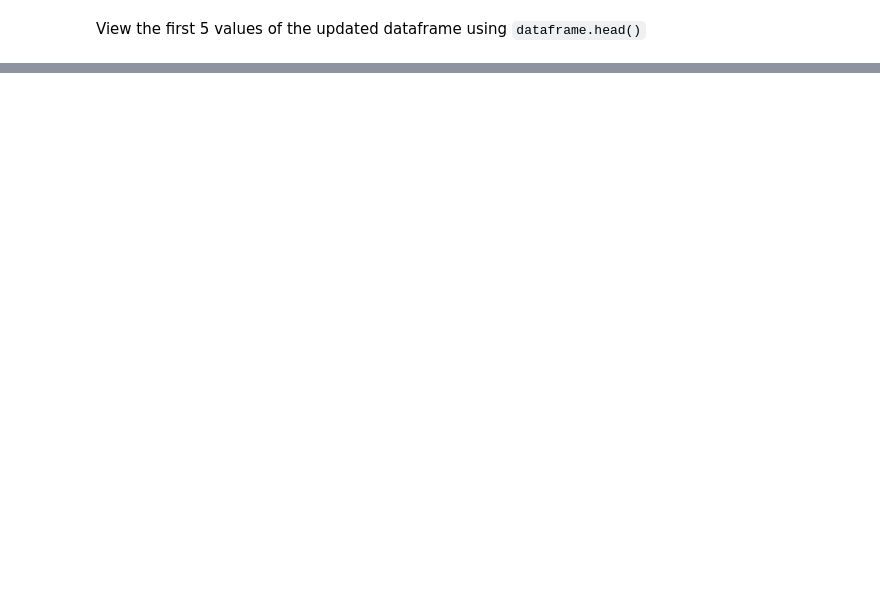
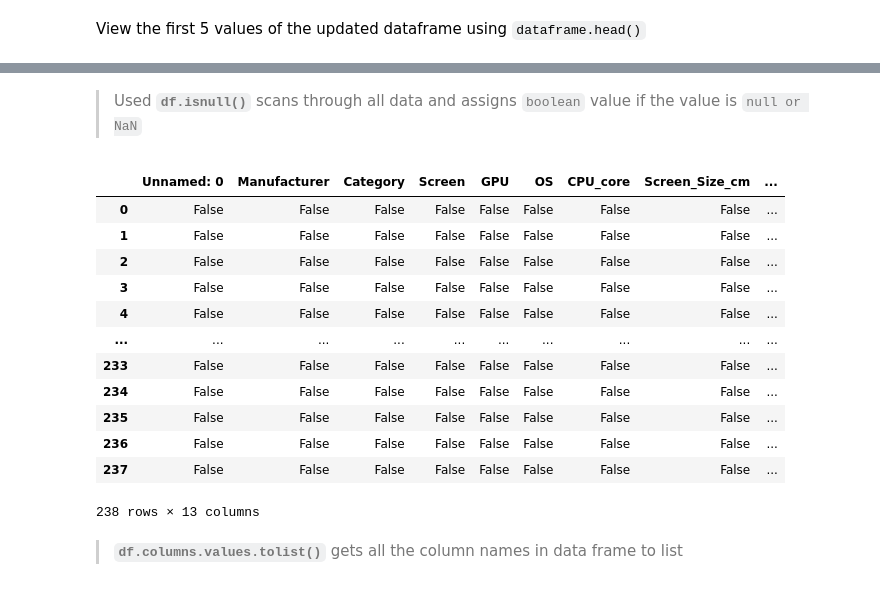
Before and after one commit to sayanarajasekhar/pandas, a Jupyter notebook: Data_Wrangling_Practice.ipynb, the cells around one changed output, grey strips where cells are left out. Saved outputs shown, nothing was run; the diff lists cells and outputs as text; code cells hidden in the pictures; blank space fills up the shorter version.

Commit message:
Data Wrangling Practice -Task 1 complete

```diff
--- a/Data_Wrangling_Practice.ipynb
+++ b/Data_Wrangling_Practice.ipynb
@@ -61,0 +73,3 @@ View the first 5 values of the updated dataframe using `dataframe.head()`
+# %%
+df[['Screen_Size_cm']] = np.round(df[['Screen_Size_cm']], 2)
+df.head()
@@ -61,0 +88,21 @@ View the first 5 values of the updated dataframe using `dataframe.head()`
+# %% [markdown]
+> Used **`df.isnull()`** scans through all data and assigns `boolean` value if the value is `null or NaN`
+# %%
+missing_data = df.isnull()
+missing_data
+# %% [output]
+|  | Unnamed: 0 | Manufacturer | Category | Screen | GPU | OS | CPU_core | Screen_Size_cm | ... |
+| 0 | False | False | False | False | False | False | False | False | ... |
+| 1 | False | False | False | False | False | False | False | False | ... |
+| 2 | False | False | False | False | False | False | False | False | ... |
+| 3 | False | False | False | False | False | False | False | False | ... |
+| 4 | False | False | False | False | False | False | False | False | ... |
+| ... | ... | ... | ... | ... | ... | ... | ... | ... | ... |
+| 233 | False | False | False | False | False | False | False | False | ... |
+| 234 | False | False | False | False | False | False | False | False | ... |
+| 235 | False | False | False | False | False | False | False | False | ... |
+| 236 | False | False | False | False | False | False | False | False | ... |
+| 237 | False | False | False | False | False | False | False | False | ... |
+238 rows × 13 columns
+# %% [markdown]
+> **`df.columns.values.tolist()`** gets all the column names in data frame to list
```
Also changed, not shown: parts of 12 cells of this notebook.
